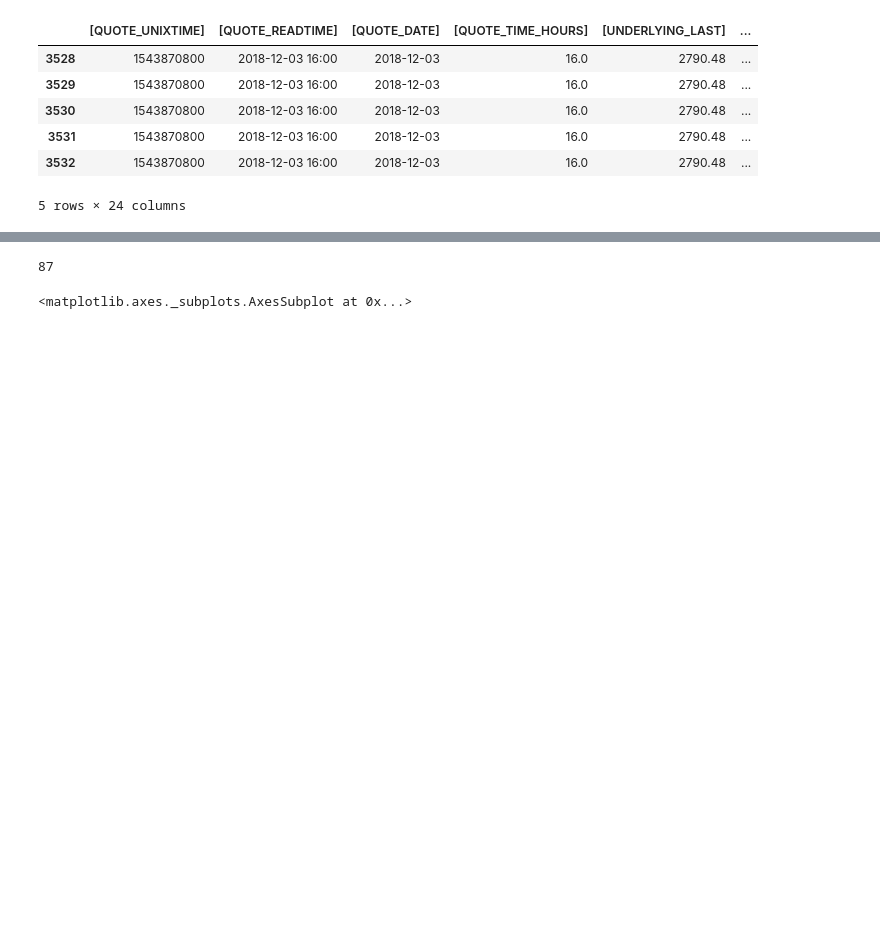
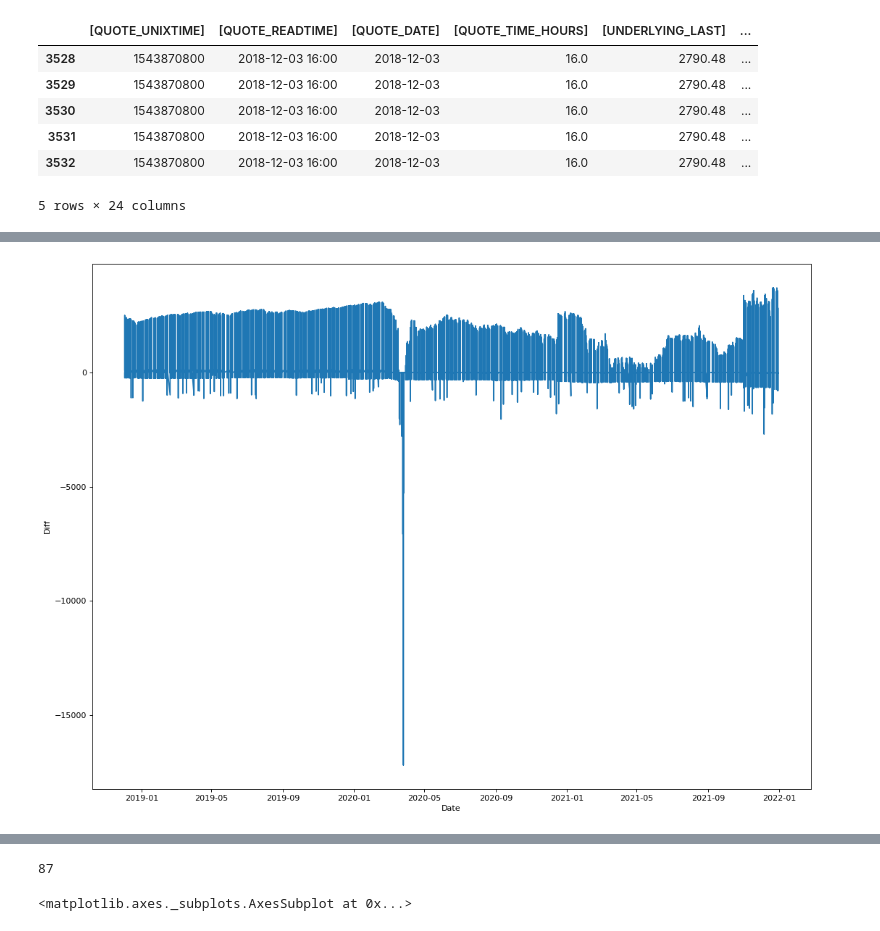
Before and after one commit to drrao01/gpr2_v01, a Jupyter notebook: AFM_423_GPR2_v01.ipynb, the cells around one changed output, grey strips where cells are left out. Drawn from its saved outputs; the diff is of its cells as text; code cells hidden in the pictures; blank space fills up the shorter version.

```diff
--- a/AFM_423_GPR2_v01.ipynb
+++ b/AFM_423_GPR2_v01.ipynb
@@ -287,10 +337,17 @@ df_risk_free_rate.info()
 # %%
 def d1( strike, underlying_price, time_to_maturity, risk_free_rate, volatility):
-    return( (np.log(underlying_price / strike) + (risk_free_rate + ((volatility**2)/2)*time_to_maturity/24))/(volatility*sqrt(time_to_maturity/24)))
+    return( (np.log(underlying_price / strike) + (risk_free_rate + ((volatility**2)/2)*time_to_maturity))/(volatility*math.sqrt(time_to_maturity)))
 # %%
 def d2(d1_val,time_to_maturity, volatility):
-    return (d1_val-volatility*math.sqrt(time_to_maturity/24))
+    return (d1_val-volatility*math.sqrt(time_to_maturity))
 # %%
-def black_scholes(strike, underlying_price, time_to_maturity, risk_free_rate, volatility):
-    d1_val = d1(strike, underlying_price, time_to_maturity, risk_free_rate, volatility)
-    return (underlying_price*norm.cdf(d1_val)-strike*math.exp(-risk_free_rate*time_to_maturity/24)*norm.cdf(d2(d1_val,time_to_maturity, volatility)))
+def black_scholes(strike:float, underlying_price:float, time_to_maturity:float, risk_free_rate:float, volatility:float):
+    d1_val = d1(strike, underlying_price, math.floor(time_to_maturity/24), risk_free_rate/100, volatility/100)
+    d2_val = d2(d1_val, math.floor(time_to_maturity/24), volatility/100 )
+    term_1 = underlying_price*norm.cdf(d1_val)
+    term_2_exp = math.exp( -1*risk_free_rate*(time_to_maturity/24) )
+    term_2 = strike*term_2_exp*norm.cdf(d2_val)
+    return (term_1-term_2)
+# %%
+df_enhanced['Black_Scholes'] = df_enhanced.apply(lambda row: black_scholes(row[' [STRIKE]'], row[' [UNDERLYING_LAST]'], row[' [DTE]'], row['Rate'], row[' [C_IV]']), axis=1)
+df_enhanced.head()
@@ -296,0 +362,9 @@ def black_scholes(strike, underlying_price, time_to_maturity, risk_free_rate, vo
+# %%
+#(df_enhanced[' [QUOTE_DATE]']-df_enhanced['Price']).plot()
+matplotlib.pyplot.figure(figsize=(16, 12), dpi=80)
+matplotlib.pyplot.plot(df_enhanced[' [QUOTE_DATE]'], (df_enhanced['Black_Scholes']-df_enhanced['Price']))
+matplotlib.pyplot.xlabel('Date')
+matplotlib.pyplot.ylabel('Diff')
+matplotlib.pyplot.show()
+# %% [output]
+[figure, added]
```
Also changed, not shown: parts of 12 cells of this notebook.
